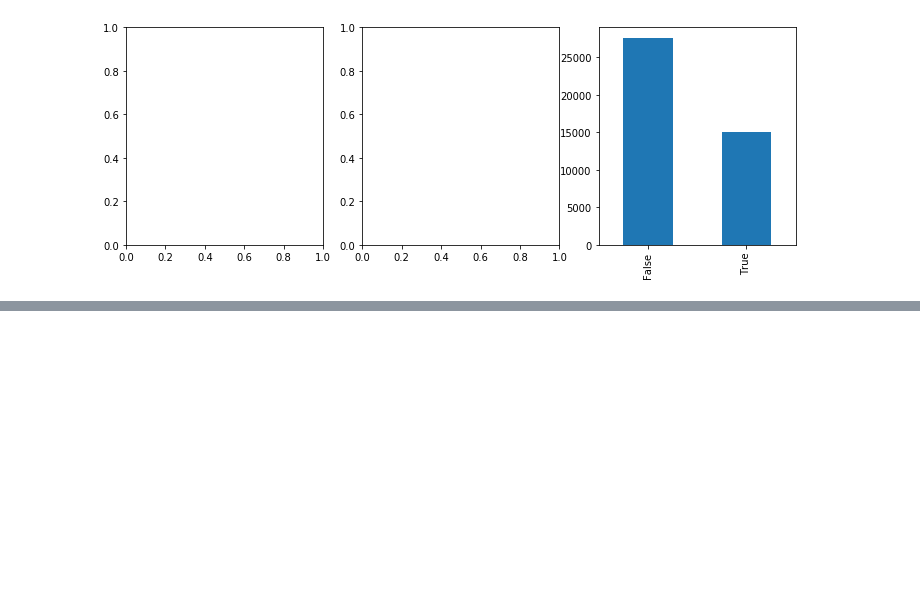
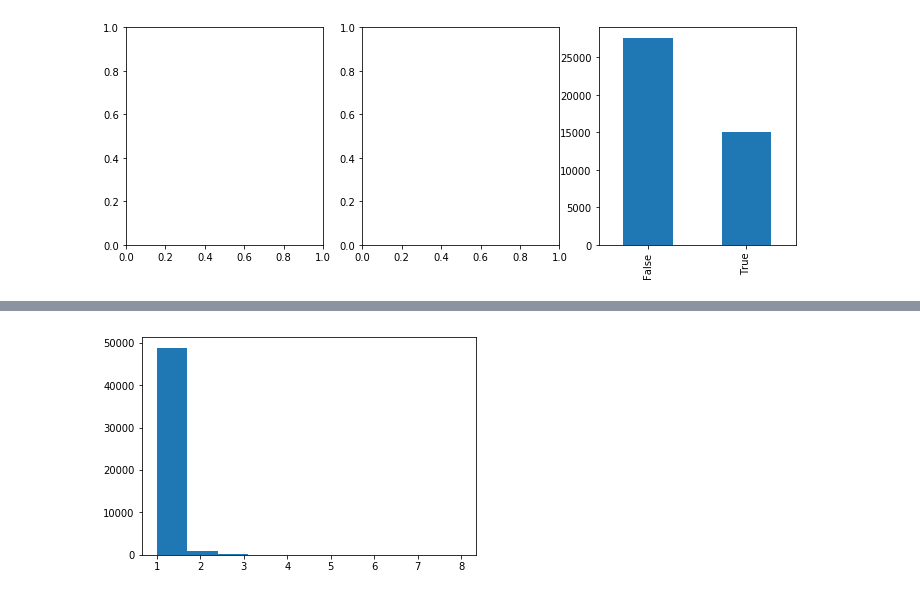
Before and after one commit to reiffd7/ride-share-churn, a Jupyter notebook: scott/EDA.ipynb, the cells around one changed output, grey strips where cells are left out. Drawn from its saved outputs; the diff is of its cells as text; code cells hidden in the pictures; blank space fills up the shorter version.

```diff
--- a/scott/EDA.ipynb
+++ b/scott/EDA.ipynb
@@ -247,0 +237,5 @@ AttributeError: type object 'scipy.interpolate.interpnd.array' has no attribute
+# %%
+plt.hist(clean.avg_surge)
+plt.ylim = (0,100)
+# %% [output]
+[figure, added]
```
Also changed, not shown: parts of 28 cells of this notebook.
